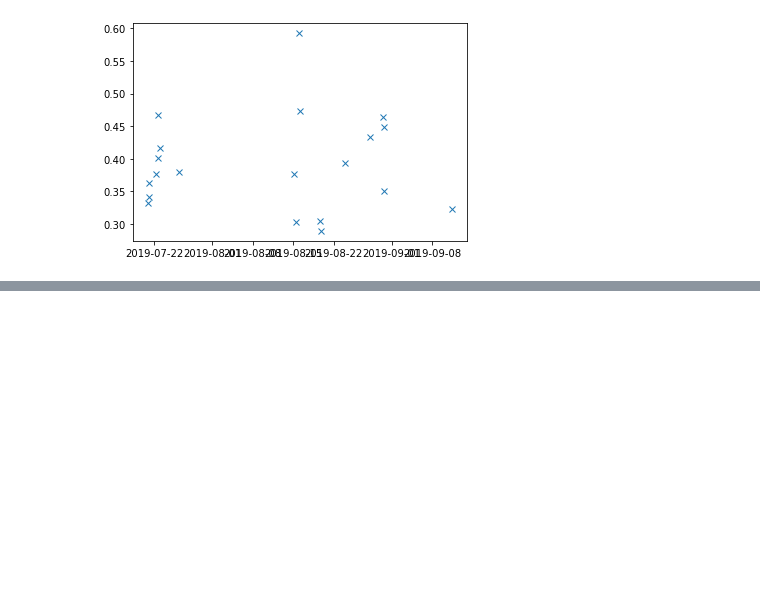
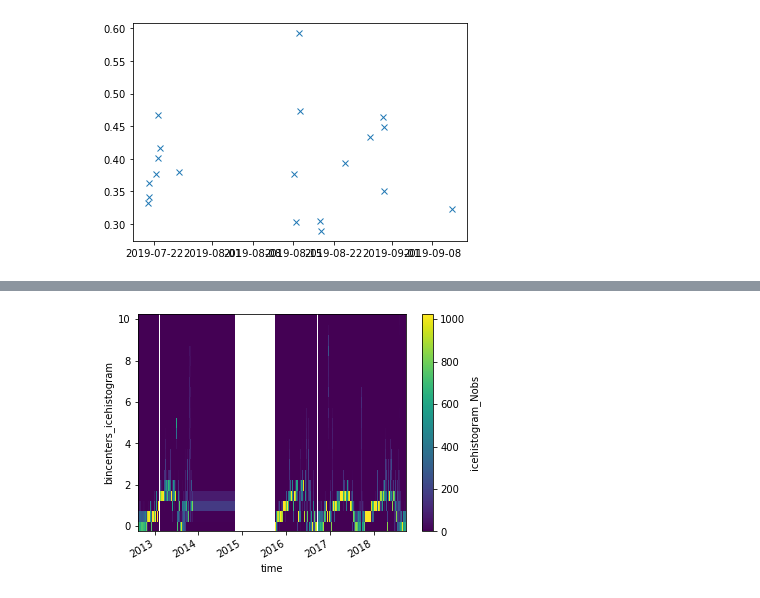
Before and after one commit to vtcooper/waveice, a Jupyter notebook: convert-mat-to-netcdf.ipynb, the cells around one changed output, grey strips where cells are left out. Cells and saved outputs as stored; diff of their text form; code cells hidden in the pictures; blank space fills up the shorter version.

```diff
--- a/convert-mat-to-netcdf.ipynb
+++ b/convert-mat-to-netcdf.ipynb
@@ -368,3 +344,8 @@ plt.plot(allds.sigwaveheight.time.values,allds.sigwaveheight.values,marker='x',l
+# %%
+allds.icehistogram_Nobs.T.plot()
+plt.show()
+# %% [output]
+[figure, added]
 # %%
 %%time
 allds.wavespectra_energy.plot.line(hue='time',add_legend=False,alpha=0.01,c='0.1')
```
Also changed, not shown: parts of 16 cells of this notebook.
